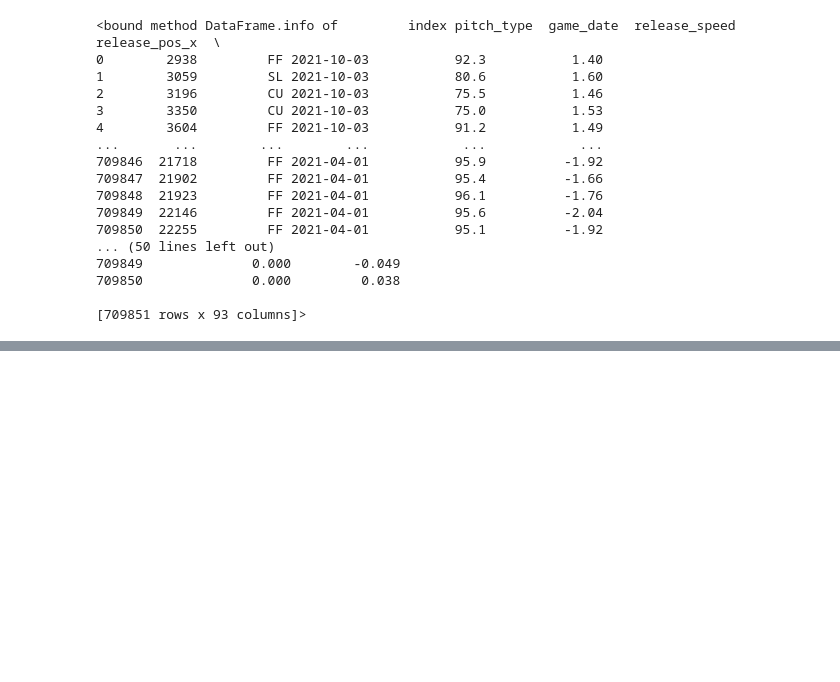
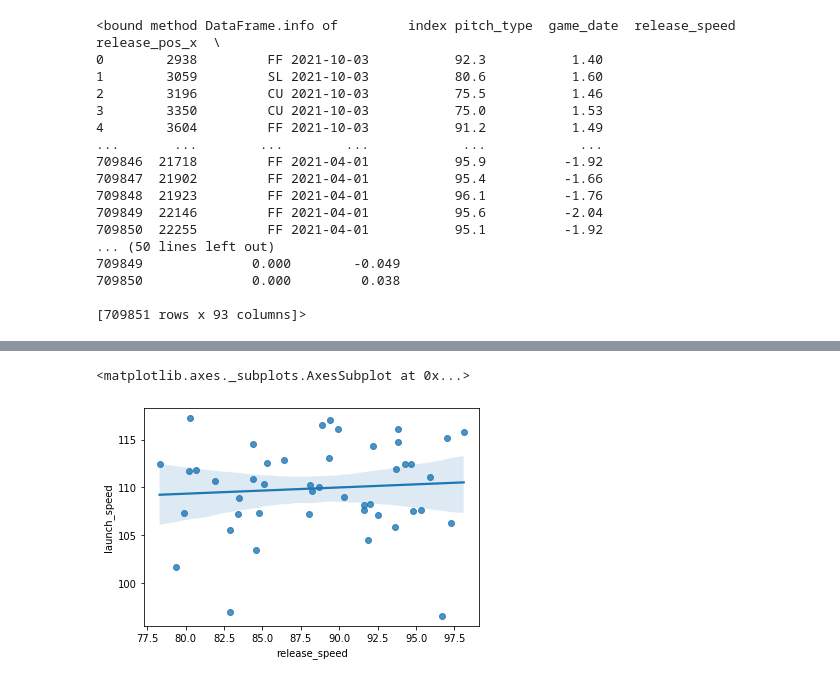
Before and after one commit to rudera/Pitches-from-2021-MLB-Season, a Jupyter notebook: mlb pitch.ipynb, the cells around one changed output, grey strips where cells are left out. Drawn from its saved outputs; the diff is of its cells as text; code cells hidden in the pictures; blank space fills up the shorter version.

```diff
--- a/mlb pitch.ipynb
+++ b/mlb pitch.ipynb
@@ -78,0 +162,3 @@ data.to_csv('MLB2021_Pitches.csv')
+# %%
+shome = data.loc[data['batter']==660271].groupby('events').get_group('home_run')[['pitch_type','release_speed','launch_angle','launch_speed']]
+shome
@@ -78,0 +183,5 @@ data.to_csv('MLB2021_Pitches.csv')
+# %%
+sns.regplot(x=shome['release_speed'],y=shome['launch_speed'])
+# %% [output]
+<matplotlib.axes._subplots.AxesSubplot at 0x...>
+[figure, added]
```
Also changed, not shown: parts of 8 cells of this notebook.
